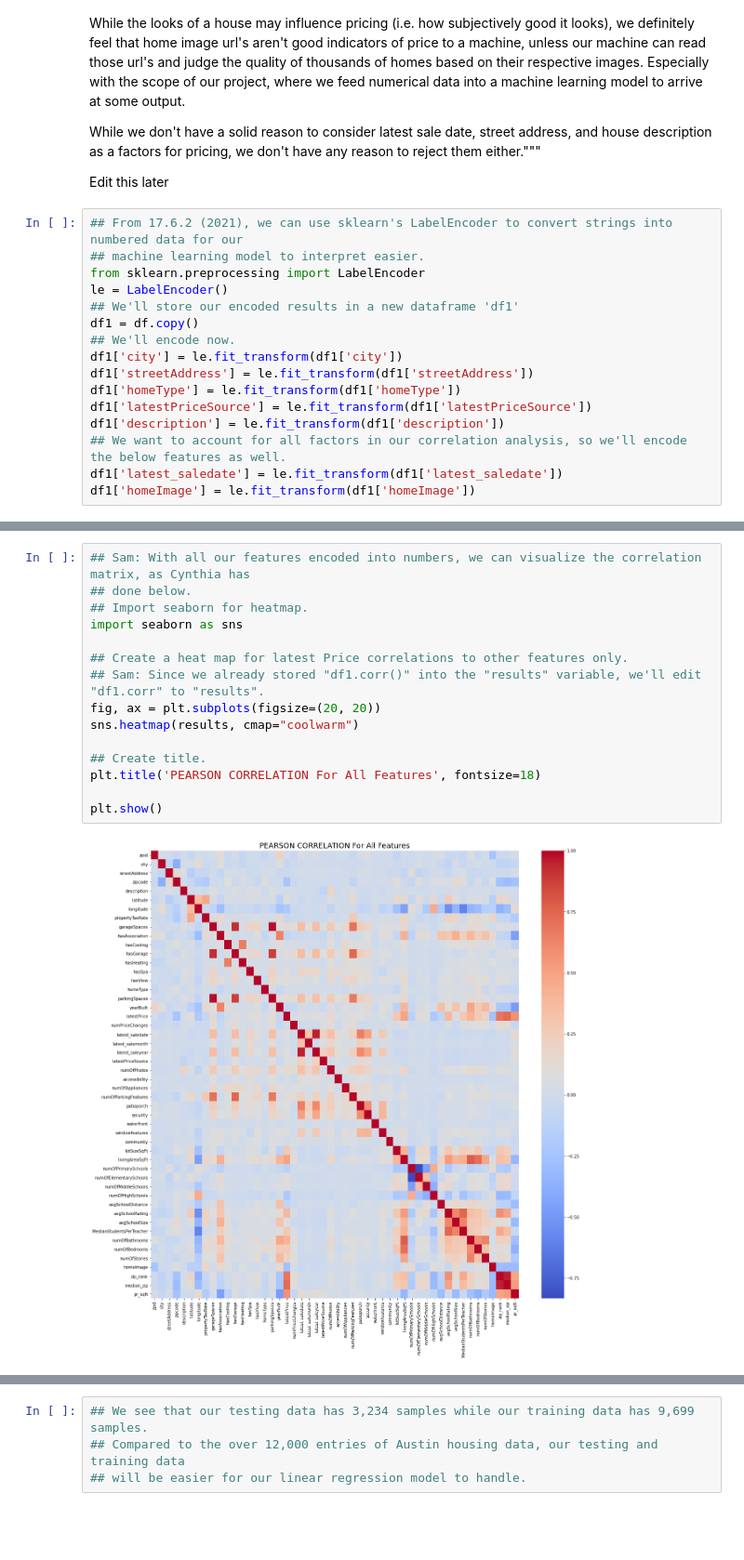
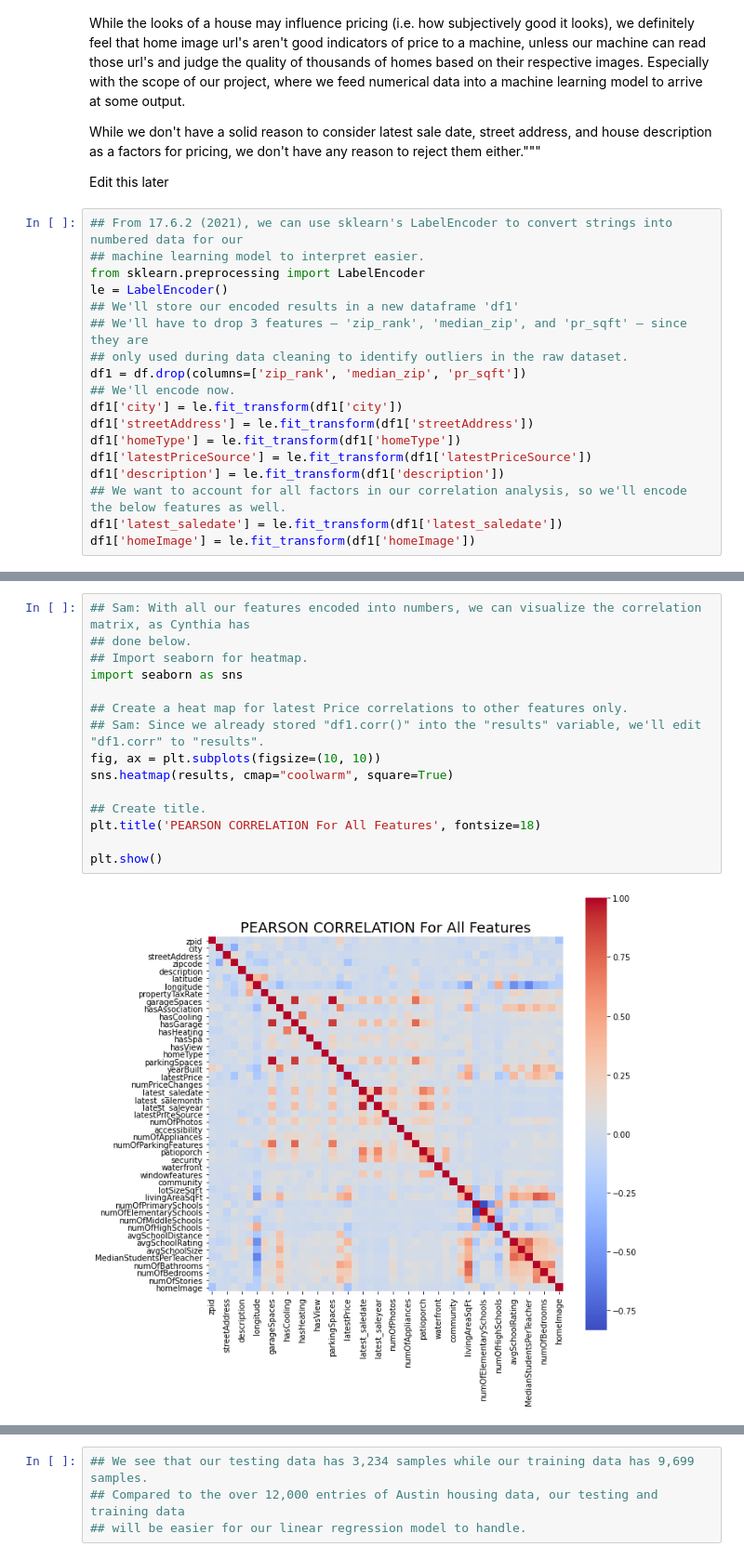
Before and after one commit to dianahandler/Final_Module20_Group3, a Jupyter notebook: Austin-Sklearn-Demonstration_chk.ipynb, the cells around one changed output, grey strips where cells are left out. Shown at 93% size. Saved outputs shown, nothing was run; the diff lists cells and outputs as text; blank space fills up the shorter version.

```diff
--- a/Austin-Sklearn-Demonstration_chk.ipynb
+++ b/Austin-Sklearn-Demonstration_chk.ipynb
@@ -81,7 +81,9 @@ Edit this later
 from sklearn.preprocessing import LabelEncoder
 le = LabelEncoder()
 ## We'll store our encoded results in a new dataframe 'df1'
-df1 = df.copy()
+## We'll have to drop 3 features – 'zip_rank', 'median_zip', and 'pr_sqft' – since they are
+## only used during data cleaning to identify outliers in the raw dataset.
+df1 = df.drop(columns=['zip_rank', 'median_zip', 'pr_sqft'])
 ## We'll encode now.
 df1['city'] = le.fit_transform(df1['city'])
 df1['streetAddress'] = le.fit_transform(df1['streetAddress'])
@@ -127,17 +129,17 @@ results.head()
 # %%
 ## Sam: With all our features encoded into numbers, we can visualize the correlation matrix, as Cynthia has
 ## done below.
 ## Import seaborn for heatmap.
 import seaborn as sns
 
 ## Create a heat map for latest Price correlations to other features only.
 ## Sam: Since we already stored "df1.corr()" into the "results" variable, we'll edit "df1.corr" to "results".
-fig, ax = plt.subplots(figsize=(20, 20))
-sns.heatmap(results, cmap="coolwarm")
+fig, ax = plt.subplots(figsize=(10, 10))
+sns.heatmap(results, cmap="coolwarm", square=True)
 
 ## Create title.
 plt.title('PEARSON CORRELATION For All Features', fontsize=18)
 
 plt.show()
 # %% [output]
-[figure, old version]
+[figure, new version]
```
Also changed, not shown: parts of 47 cells of this notebook.
